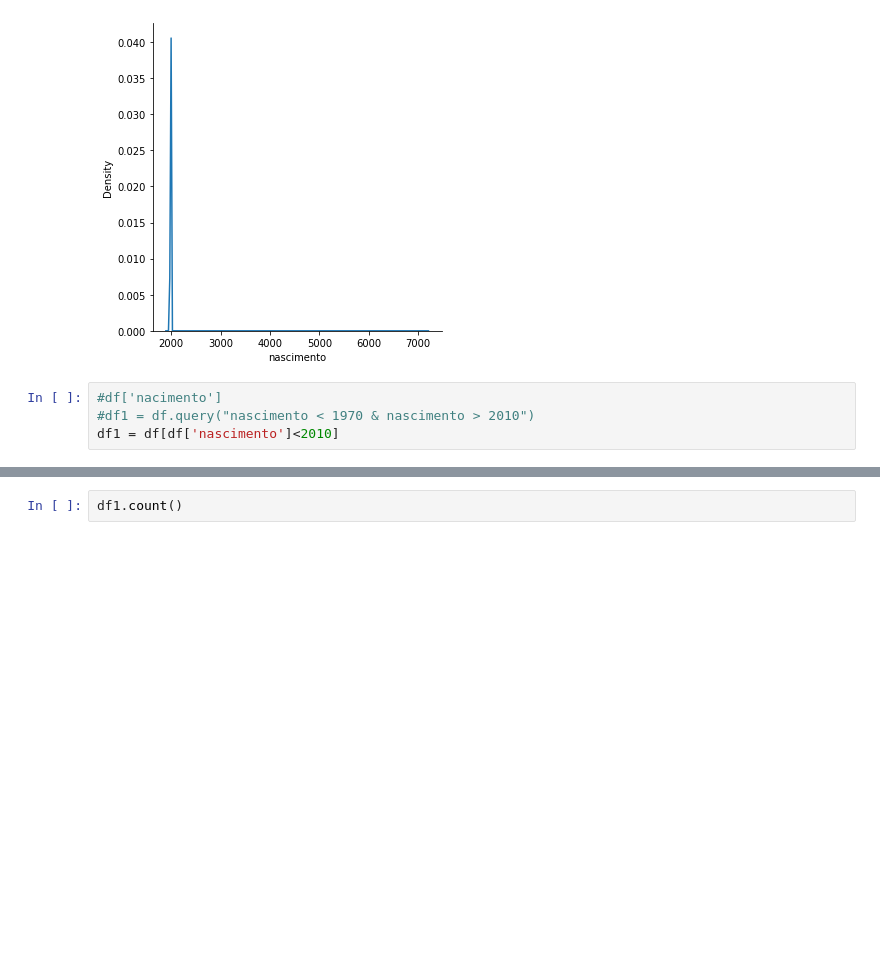
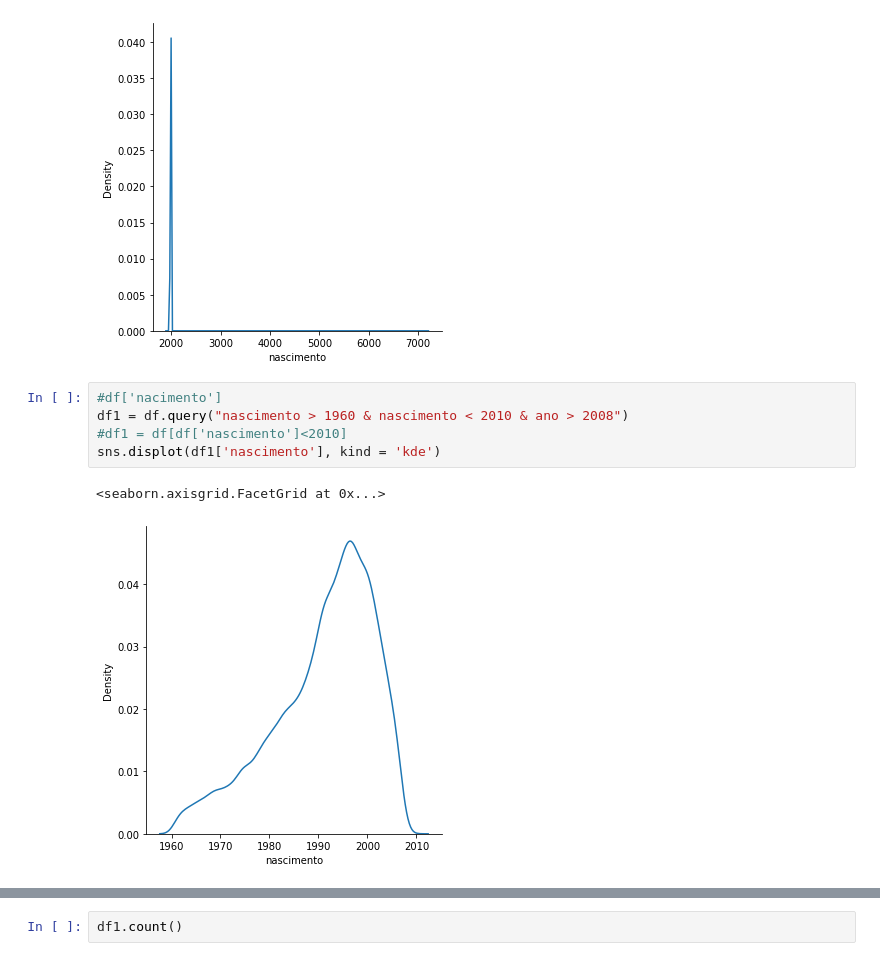
Before and after one commit to znehAC/mineracao_dados, a Jupyter notebook: main3.ipynb, the cells around one changed output, grey strips where cells are left out. Drawn from its saved outputs; the diff is of its cells as text; blank space fills up the shorter version.

```diff
--- a/main3.ipynb
+++ b/main3.ipynb
@@ -150,5 +150,9 @@ sns.displot(df['nascimento'], kind = 'kde')
 [figure]
 # %%
 #df['nacimento']
-#df1 = df.query("nascimento < 1970 & nascimento > 2010")
-df1 = df[df['nascimento']<2010]
+df1 = df.query("nascimento > 1960 & nascimento < 2010 & ano > 2008")
+#df1 = df[df['nascimento']<2010]
+sns.displot(df1['nascimento'], kind = 'kde')
+# %% [output]
+<seaborn.axisgrid.FacetGrid at 0x...>
+[figure, added]
```
Also changed, not shown: parts of 14 cells of this notebook, 1 other file.
